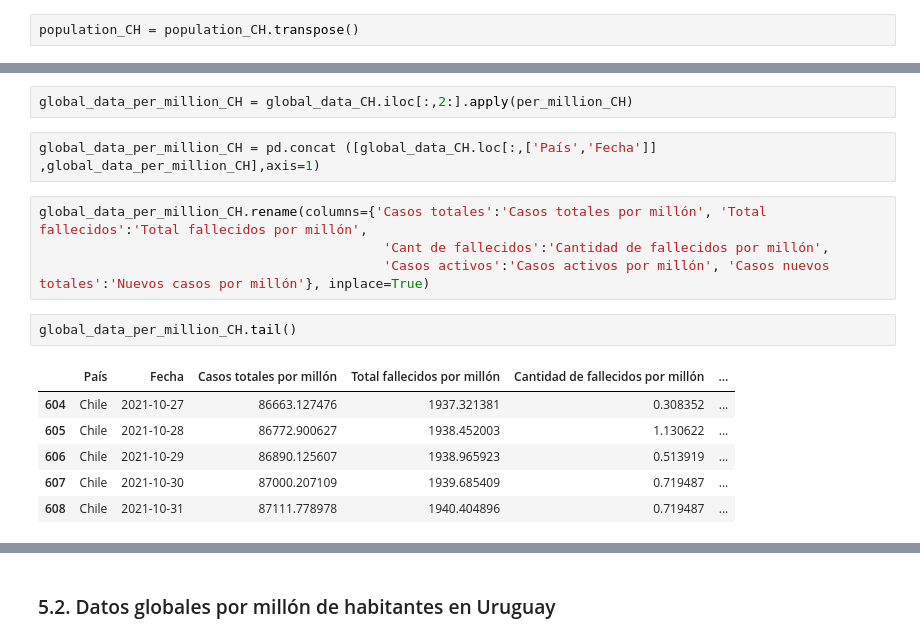
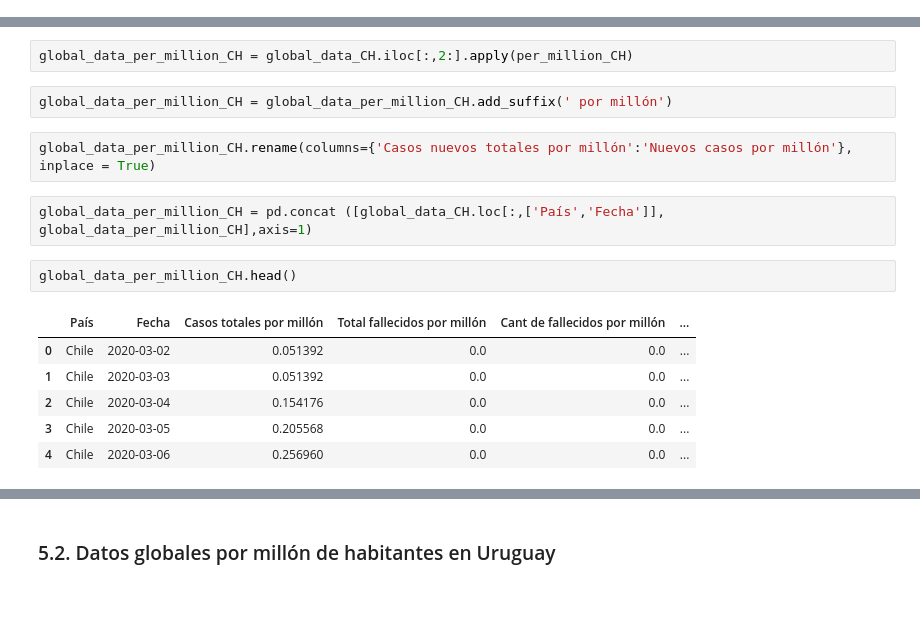
Before and after one commit to carovejar/Analisis-del-COVID-19-en-Chile-y-Uruguay, a Jupyter notebook: Análisis del coronavirus en Chile y Uruguay.ipynb, the cells around one changed output, grey strips where cells are left out. Drawn from its saved outputs; the diff is of its cells as text; blank space fills up the shorter version.

```diff
--- a/Análisis del coronavirus en Chile y Uruguay.ipynb
+++ b/Análisis del coronavirus en Chile y Uruguay.ipynb
@@ -474,5 +441,3 @@ population_CH = population_CH.iloc [[1]]
-# %%
-population_CH = population_CH.transpose()
 # %%
 population_CH.reset_index (inplace = True)
 # %%
@@ -687,21 +629,21 @@ En esta sección se calcula el número de nuevos casos, casos totales, casos act
 per_million_CH = lambda x: x*1000000/total_pop_CH
 # %%
 global_data_per_million_CH = global_data_CH.iloc[:,2:].apply(per_million_CH)
+# %%
+global_data_per_million_CH = global_data_per_million_CH.add_suffix(' por millón')
+# %%
+global_data_per_million_CH.rename(columns={'Casos nuevos totales por millón':'Nuevos casos por millón'}, inplace = True)
 # %%
-global_data_per_million_CH = pd.concat ([global_data_CH.loc[:,['País','Fecha']] ,global_data_per_million_CH],axis=1)
+global_data_per_million_CH = pd.concat ([global_data_CH.loc[:,['País','Fecha']], global_data_per_million_CH],axis=1)
-# %%
-global_data_per_million_CH.rename(columns={'Casos totales':'Casos totales por millón', 'Total fallecidos':'Total fallecidos por millón',
-                                            'Cant de fallecidos':'Cantidad de fallecidos por millón',
-                                            'Casos activos':'Casos activos por millón', 'Casos nuevos totales':'Nuevos casos por millón'}, inplace=True)
 # %%
-global_data_per_million_CH.tail()
+global_data_per_million_CH.head()
 # %% [output]
-|  | País | Fecha | Casos totales por millón | Total fallecidos por millón | Cantidad de fallecidos por millón | ... |
-| 604 | Chile | 2021-10-27 | 86663.127476 | 1937.321381 | 0.308352 | ... |
-| 605 | Chile | 2021-10-28 | 86772.900627 | 1938.452003 | 1.130622 | ... |
-| 606 | Chile | 2021-10-29 | 86890.125607 | 1938.965923 | 0.513919 | ... |
-| 607 | Chile | 2021-10-30 | 87000.207109 | 1939.685409 | 0.719487 | ... |
-| 608 | Chile | 2021-10-31 | 87111.778978 | 1940.404896 | 0.719487 | ... |
+|  | País | Fecha | Casos totales por millón | Total fallecidos por millón | Cant de fallecidos por millón | ... |
+| 0 | Chile | 2020-03-02 | 0.051392 | 0.0 | 0.0 | ... |
+| 1 | Chile | 2020-03-03 | 0.051392 | 0.0 | 0.0 | ... |
+| 2 | Chile | 2020-03-04 | 0.154176 | 0.0 | 0.0 | ... |
+| 3 | Chile | 2020-03-05 | 0.205568 | 0.0 | 0.0 | ... |
+| 4 | Chile | 2020-03-06 | 0.256960 | 0.0 | 0.0 | ... |
 # %% [markdown]
 <a id = 'Sección5.2'></a>
 # %% [markdown]
```
Also changed, not shown: parts of 144 cells of this notebook.
